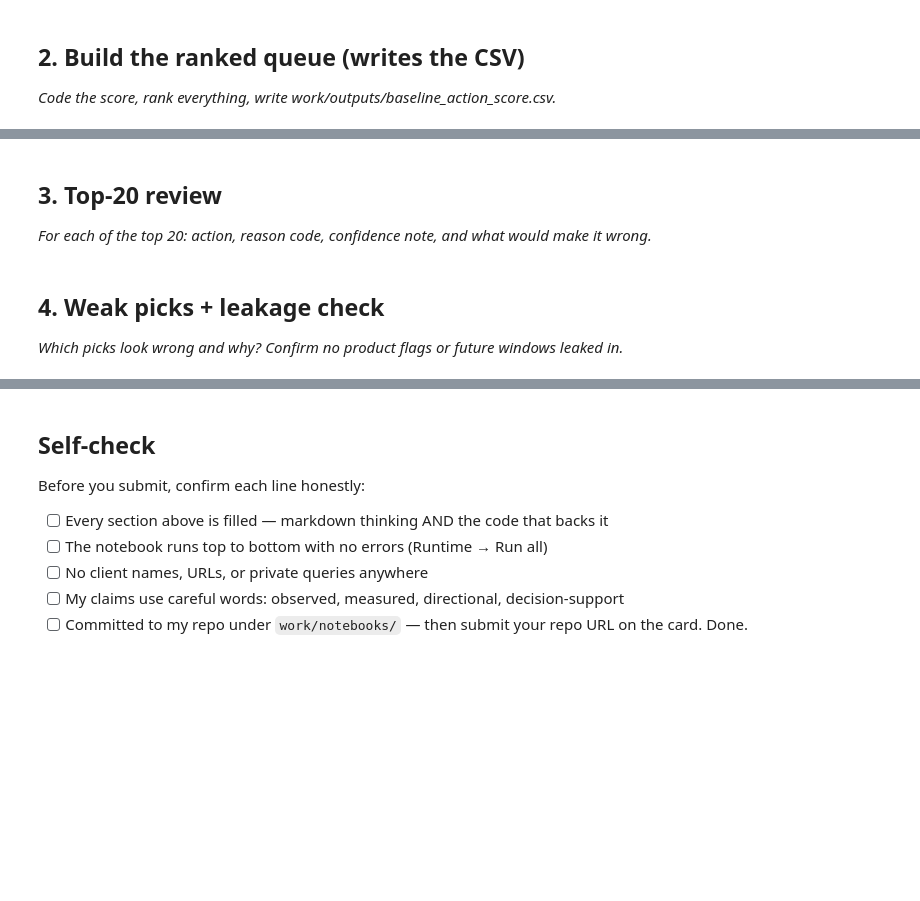
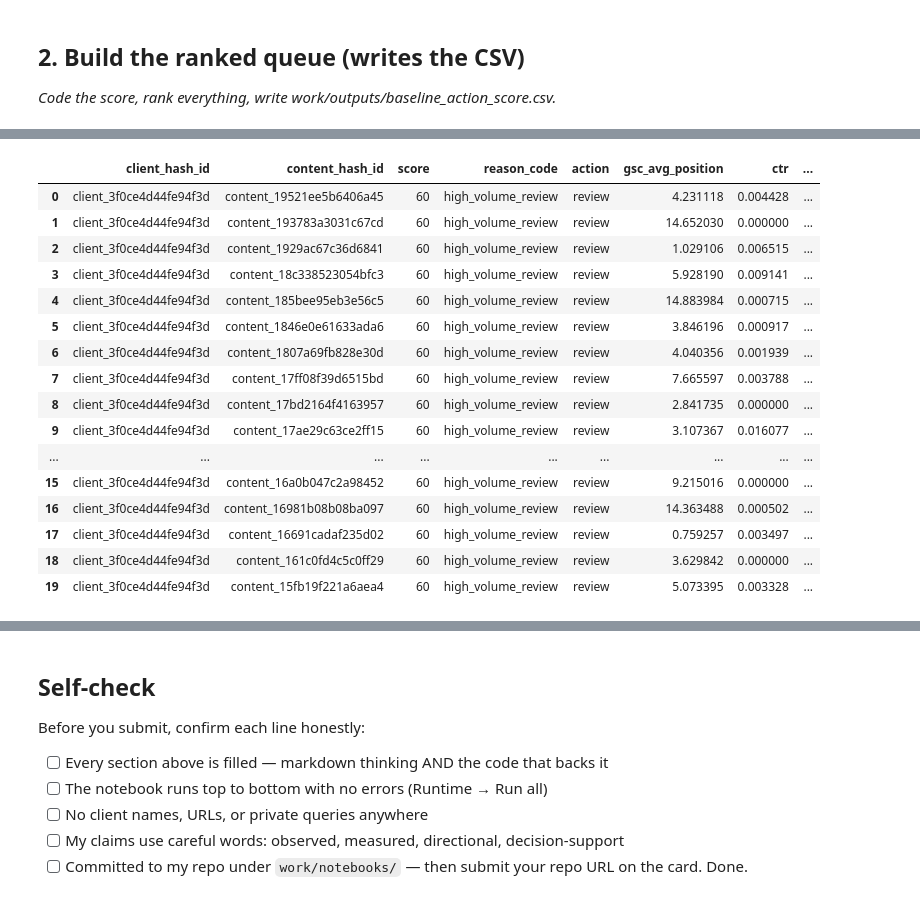
Before and after one commit to CaesarGhazi/Flyrank, a Jupyter notebook: work/notebooks/w04_baseline_score.ipynb, the cells around one changed output, grey strips where cells are left out. Cells and saved outputs as stored; diff of their text form; code cells hidden in the pictures; blank space fills up the shorter version.

```diff
--- a/work/notebooks/w04_baseline_score.ipynb
+++ b/work/notebooks/w04_baseline_score.ipynb
@@ -17,3 +29,11 @@ This skeleton is yours to fill. Work the sections **in order** — each one has
 ## 2. Build the ranked queue (writes the CSV)
 
 *Code the score, rank everything, write work/outputs/baseline_action_score.csv.*
+# %%
+import pandas as pd
+import numpy as np
+import os
+from google.colab import userdata
+
+HF_TOKEN = userdata.get("HF_TOKEN")
+HF_BASE = "hf://datasets/FlyRank/internship-warehouse"
@@ -19,0 +94,31 @@ This skeleton is yours to fill. Work the sections **in order** — each one has
+# %%
+# This cell is for CODE (numbers, a query, a check).
+# Write your text answer in the cell ABOVE this one — typing sentences here breaks Run All.
+
+# Score the rule
+def score_row(row, ctr_median, impr_q75):
+    if row["gsc_impressions"] == 0:
+        return 0, "no_data", "skip"
+    if pd.notna(row["ctr"]) and row["gsc_avg_position"] <= 10 and row["ctr"] < ctr_median:
+        return 80, "good_position_low_ctr", "fix_ctr"
+    if row["gsc_impressions"] >= impr_q75:
+        return 60, "high_volume_review", "review"
+    if pd.notna(row["engagement_rate"]) and row["gsc_clicks"] > 0 and row["engagement_rate"] < 0.2:
+        return 50, "low_engagement", "investigate"
+    return 20, "low_priority", "monitor"
+
+ctr_median = content_level["ctr"].median()
+impr_q75 = content_level["gsc_impressions"].quantile(0.75)
+
+content_level[["score","reason_code","action"]] = content_level.apply(
+    lambda r: pd.Series(score_row(r, ctr_median, impr_q75)), axis=1
+)
+
+queue = content_level.sort_values("score", ascending=False).reset_index(drop=True)
+
+os.makedirs("work/outputs", exist_ok=True)
+queue.to_csv("work/outputs/baseline_action_score.csv", index=False)
+
+print("Rows written:", len(queue))
+print(queue["reason_code"].value_counts())
+queue.head(20)
@@ -20,7 +177,24 @@ This skeleton is yours to fill. Work the sections **in order** — each one has
 # %%
 # This cell is for CODE (numbers, a query, a check).
 # Write your text answer in the cell ABOVE this one — typing sentences here breaks Run All.
+
+top20 = queue.head(20)
+top20[["client_hash_id","content_hash_id","score","reason_code","action","gsc_avg_position","ctr","gsc_impressions"]]
+# %% [output]
+|  | client_hash_id | content_hash_id | score | reason_code | action | gsc_avg_position | ctr | ... |
+| 0 | client_3f0ce4d44fe94f3d | content_19521ee5b6406a45 | 60 | high_volume_review | review | 4.231118 | 0.004428 | ... |
+| 1 | client_3f0ce4d44fe94f3d | content_193783a3031c67cd | 60 | high_volume_review | review | 14.652030 | 0.000000 | ... |
+| 2 | client_3f0ce4d44fe94f3d | content_1929ac67c36d6841 | 60 | high_volume_review | review | 1.029106 | 0.006515 | ... |
+| 3 | client_3f0ce4d44fe94f3d | content_18c338523054bfc3 | 60 | high_volume_review | review | 5.928190 | 0.009141 | ... |
+| 4 | client_3f0ce4d44fe94f3d | content_185bee95eb3e56c5 | 60 | high_volume_review | review | 14.883984 | 0.000715 | ... |
+| 5 | client_3f0ce4d44fe94f3d | content_1846e0e61633ada6 | 60 | high_volume_review | review | 3.846196 | 0.000917 | ... |
+| 6 | client_3f0ce4d44fe94f3d | content_1807a69fb828e30d | 60 | high_volume_review | review | 4.040356 | 0.001939 | ... |
+| 7 | client_3f0ce4d44fe94f3d | content_17ff08f39d6515bd | 60 | high_volume_review | review | 7.665597 | 0.003788 | ... |
+| 8 | client_3f0ce4d44fe94f3d | content_17bd2164f4163957 | 60 | high_volume_review | review | 2.841735 | 0.000000 | ... |
+| 9 | client_3f0ce4d44fe94f3d | content_17ae29c63ce2ff15 | 60 | high_volume_review | review | 3.107367 | 0.016077 | ... |
+| ... | ... | ... | ... | ... | ... | ... | ... | ... |
+| 15 | client_3f0ce4d44fe94f3d | content_16a0b047c2a98452 | 60 | high_volume_review | review | 9.215016 | 0.000000 | ... |
+| 16 | client_3f0ce4d44fe94f3d | content_16981b08b08ba097 | 60 | high_volume_review | review | 14.363488 | 0.000502 | ... |
+| 17 | client_3f0ce4d44fe94f3d | content_16691cadaf235d02 | 60 | high_volume_review | review | 0.759257 | 0.003497 | ... |
+| 18 | client_3f0ce4d44fe94f3d | content_161c0fd4c5c0ff29 | 60 | high_volume_review | review | 3.629842 | 0.000000 | ... |
+| 19 | client_3f0ce4d44fe94f3d | content_15fb19f221a6aea4 | 60 | high_volume_review | review | 5.073395 | 0.003328 | ... |
-# %% [markdown]
-## 3. Top-20 review
-
-*For each of the top 20: action, reason code, confidence note, and what would make it wrong.*
@@ -30,4 +200,0 @@ This skeleton is yours to fill. Work the sections **in order** — each one has
-# %% [markdown]
-## 4. Weak picks + leakage check
-
-*Which picks look wrong and why? Confirm no product flags or future windows leaked in.*
```
Also changed, not shown: parts of 11 cells of this notebook.
